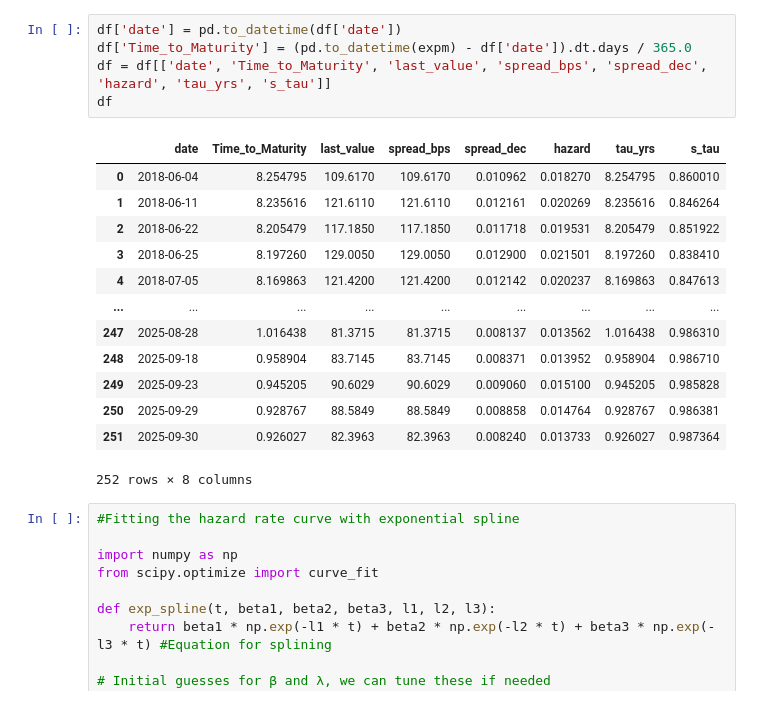
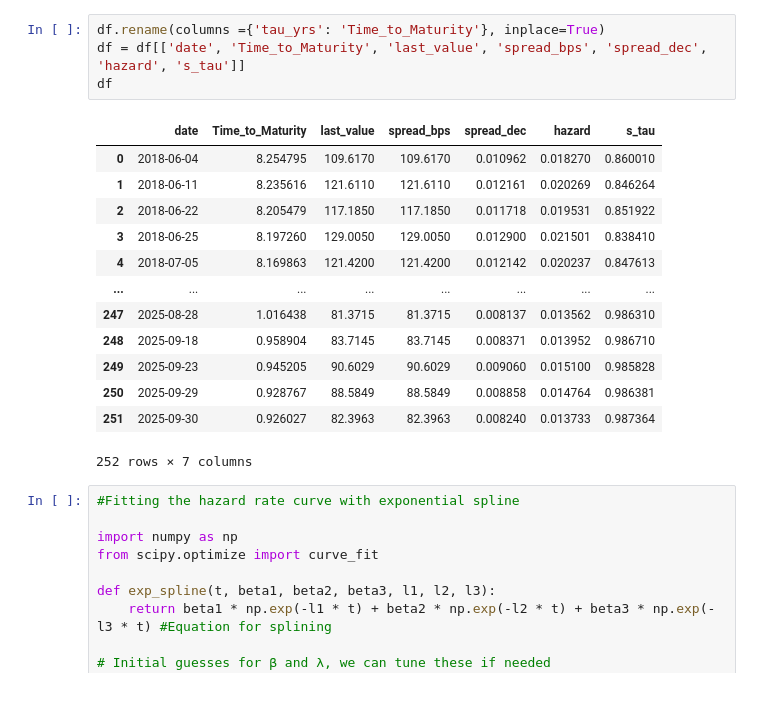
Before and after one commit to Quant-Liam/FE800-Research, a Jupyter notebook: FA800 ProjectDraft.ipynb, the cells around one changed output. Drawn from its saved outputs; the diff is of its cells as text.

```diff
--- a/FA800 ProjectDraft.ipynb
+++ b/FA800 ProjectDraft.ipynb
@@ -115,22 +133,21 @@ saved to /Users/anthonygiller/Downloads/UAL_reduced_form_survival.csv
 # %%
-df['date'] = pd.to_datetime(df['date'])
-df['Time_to_Maturity'] = (pd.to_datetime(expm) - df['date']).dt.days / 365.0
-df = df[['date', 'Time_to_Maturity', 'last_value', 'spread_bps', 'spread_dec', 'hazard', 'tau_yrs', 's_tau']]
+df.rename(columns ={'tau_yrs': 'Time_to_Maturity'}, inplace=True)
+df = df[['date', 'Time_to_Maturity', 'last_value', 'spread_bps', 'spread_dec', 'hazard', 's_tau']]
 df
 # %% [output]
-|  | date | Time_to_Maturity | last_value | spread_bps | spread_dec | hazard | tau_yrs | s_tau |
-| 0 | 2018-06-04 | 8.254795 | 109.6170 | 109.6170 | 0.010962 | 0.018270 | 8.254795 | 0.860010 |
-| 1 | 2018-06-11 | 8.235616 | 121.6110 | 121.6110 | 0.012161 | 0.020269 | 8.235616 | 0.846264 |
-| 2 | 2018-06-22 | 8.205479 | 117.1850 | 117.1850 | 0.011718 | 0.019531 | 8.205479 | 0.851922 |
-| 3 | 2018-06-25 | 8.197260 | 129.0050 | 129.0050 | 0.012900 | 0.021501 | 8.197260 | 0.838410 |
-| 4 | 2018-07-05 | 8.169863 | 121.4200 | 121.4200 | 0.012142 | 0.020237 | 8.169863 | 0.847613 |
-| ... | ... | ... | ... | ... | ... | ... | ... | ... |
-| 247 | 2025-08-28 | 1.016438 | 81.3715 | 81.3715 | 0.008137 | 0.013562 | 1.016438 | 0.986310 |
-| 248 | 2025-09-18 | 0.958904 | 83.7145 | 83.7145 | 0.008371 | 0.013952 | 0.958904 | 0.986710 |
-| 249 | 2025-09-23 | 0.945205 | 90.6029 | 90.6029 | 0.009060 | 0.015100 | 0.945205 | 0.985828 |
-| 250 | 2025-09-29 | 0.928767 | 88.5849 | 88.5849 | 0.008858 | 0.014764 | 0.928767 | 0.986381 |
-| 251 | 2025-09-30 | 0.926027 | 82.3963 | 82.3963 | 0.008240 | 0.013733 | 0.926027 | 0.987364 |
+|  | date | Time_to_Maturity | last_value | spread_bps | spread_dec | hazard | s_tau |
+| 0 | 2018-06-04 | 8.254795 | 109.6170 | 109.6170 | 0.010962 | 0.018270 | 0.860010 |
+| 1 | 2018-06-11 | 8.235616 | 121.6110 | 121.6110 | 0.012161 | 0.020269 | 0.846264 |
+| 2 | 2018-06-22 | 8.205479 | 117.1850 | 117.1850 | 0.011718 | 0.019531 | 0.851922 |
+| 3 | 2018-06-25 | 8.197260 | 129.0050 | 129.0050 | 0.012900 | 0.021501 | 0.838410 |
+| 4 | 2018-07-05 | 8.169863 | 121.4200 | 121.4200 | 0.012142 | 0.020237 | 0.847613 |
+| ... | ... | ... | ... | ... | ... | ... | ... |
+| 247 | 2025-08-28 | 1.016438 | 81.3715 | 81.3715 | 0.008137 | 0.013562 | 0.986310 |
+| 248 | 2025-09-18 | 0.958904 | 83.7145 | 83.7145 | 0.008371 | 0.013952 | 0.986710 |
+| 249 | 2025-09-23 | 0.945205 | 90.6029 | 90.6029 | 0.009060 | 0.015100 | 0.985828 |
+| 250 | 2025-09-29 | 0.928767 | 88.5849 | 88.5849 | 0.008858 | 0.014764 | 0.986381 |
+| 251 | 2025-09-30 | 0.926027 | 82.3963 | 82.3963 | 0.008240 | 0.013733 | 0.987364 |
-252 rows × 8 columns
+252 rows × 7 columns
 # %%
 #Fitting the hazard rate curve with exponential spline
 
```
Also changed, not shown: parts of 10 cells of this notebook.
